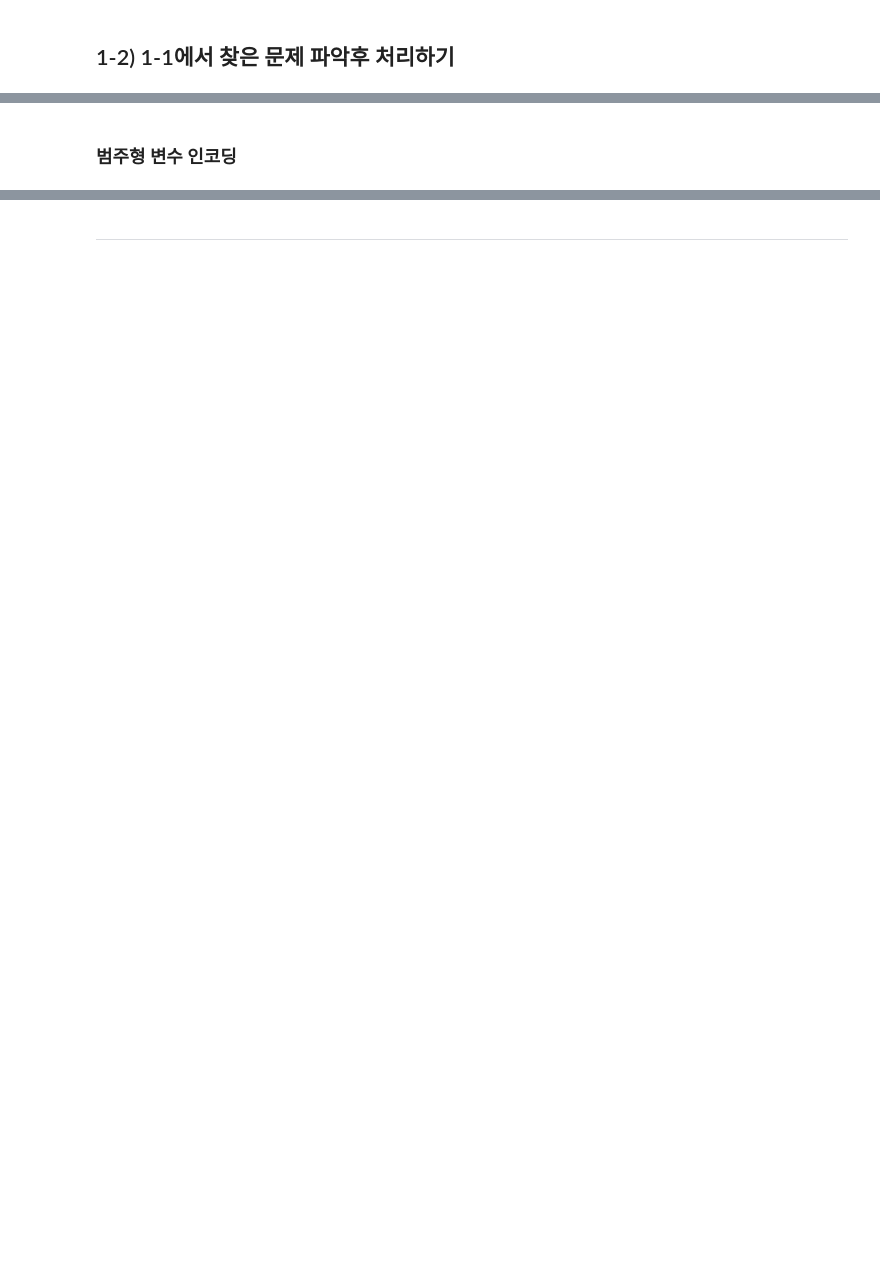
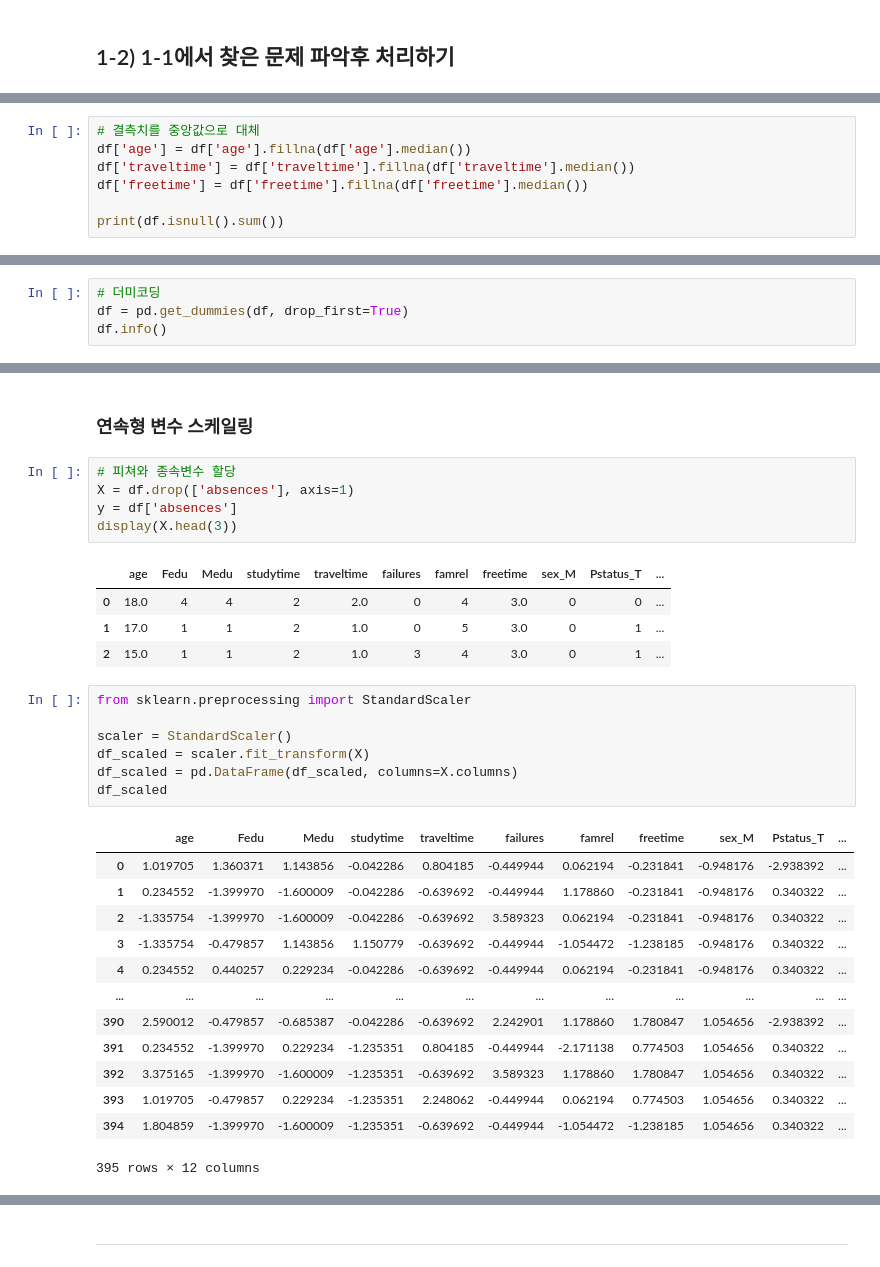
Before and after one commit to Minju-nimm/ADP, a Jupyter notebook: 기출/28회_ML.ipynb, the cells around one changed output, grey strips where cells are left out. Saved outputs shown, nothing was run; the diff lists cells and outputs as text; blank space fills up the shorter version.

```diff
--- a/기출/28회_ML.ipynb
+++ b/기출/28회_ML.ipynb
@@ -226,0 +233,7 @@ sns.heatmap(corr_matrix, mask=up_mask, annot=True,
+# %%
+# 결측치를 중앙값으로 대체
+df['age'] = df['age'].fillna(df['age'].median())
+df['traveltime'] = df['traveltime'].fillna(df['traveltime'].median())
+df['freetime'] = df['freetime'].fillna(df['freetime'].median())
+
+print(df.isnull().sum())
@@ -226,0 +257,4 @@ sns.heatmap(corr_matrix, mask=up_mask, annot=True,
+# %%
+# 더미코딩
+df = pd.get_dummies(df, drop_first=True)
+df.info()
@@ -227,4 +282,35 @@ sns.heatmap(corr_matrix, mask=up_mask, annot=True,
 # %% [markdown]
-### 범주형 변수 인코딩
+### 연속형 변수 스케일링
+# %%
+# 피쳐와 종속변수 할당
+X = df.drop(['absences'], axis=1)
+y = df['absences']
+display(X.head(3))
+# %% [output]
+|  | age | Fedu | Medu | studytime | traveltime | failures | famrel | freetime | sex_M | Pstatus_T | ... |
+| 0 | 18.0 | 4 | 4 | 2 | 2.0 | 0 | 4 | 3.0 | 0 | 0 | ... |
+| 1 | 17.0 | 1 | 1 | 2 | 1.0 | 0 | 5 | 3.0 | 0 | 1 | ... |
+| 2 | 15.0 | 1 | 1 | 2 | 1.0 | 3 | 4 | 3.0 | 0 | 1 | ... |
+# %%
+from sklearn.preprocessing import StandardScaler
+
+scaler = StandardScaler()
+df_scaled = scaler.fit_transform(X)
+df_scaled = pd.DataFrame(df_scaled, columns=X.columns)
+df_scaled
+# %% [output]
+|  | age | Fedu | Medu | studytime | traveltime | failures | famrel | freetime | sex_M | Pstatus_T | ... |
+| 0 | 1.019705 | 1.360371 | 1.143856 | -0.042286 | 0.804185 | -0.449944 | 0.062194 | -0.231841 | -0.948176 | -2.938392 | ... |
+| 1 | 0.234552 | -1.399970 | -1.600009 | -0.042286 | -0.639692 | -0.449944 | 1.178860 | -0.231841 | -0.948176 | 0.340322 | ... |
+| 2 | -1.335754 | -1.399970 | -1.600009 | -0.042286 | -0.639692 | 3.589323 | 0.062194 | -0.231841 | -0.948176 | 0.340322 | ... |
+| 3 | -1.335754 | -0.479857 | 1.143856 | 1.150779 | -0.639692 | -0.449944 | -1.054472 | -1.238185 | -0.948176 | 0.340322 | ... |
+| 4 | 0.234552 | 0.440257 | 0.229234 | -0.042286 | -0.639692 | -0.449944 | 0.062194 | -0.231841 | -0.948176 | 0.340322 | ... |
+| ... | ... | ... | ... | ... | ... | ... | ... | ... | ... | ... | ... |
+| 390 | 2.590012 | -0.479857 | -0.685387 | -0.042286 | -0.639692 | 2.242901 | 1.178860 | 1.780847 | 1.054656 | -2.938392 | ... |
+| 391 | 0.234552 | -1.399970 | 0.229234 | -1.235351 | 0.804185 | -0.449944 | -2.171138 | 0.774503 | 1.054656 | 0.340322 | ... |
+| 392 | 3.375165 | -1.399970 | -1.600009 | -1.235351 | -0.639692 | 3.589323 | 1.178860 | 1.780847 | 1.054656 | 0.340322 | ... |
+| 393 | 1.019705 | -0.479857 | 0.229234 | -1.235351 | 2.248062 | -0.449944 | 0.062194 | 0.774503 | 1.054656 | 0.340322 | ... |
+| 394 | 1.804859 | -1.399970 | -1.600009 | -1.235351 | -0.639692 | -0.449944 | -1.054472 | -1.238185 | 1.054656 | 0.340322 | ... |
+395 rows × 12 columns
 # %% [markdown]
 ## 1-3) 과적합 문제가 있다고 가정하고 해결하는 방법 2가지 이상 제시/실행/결과
```
Also changed, not shown: parts of 40 cells of this notebook.
